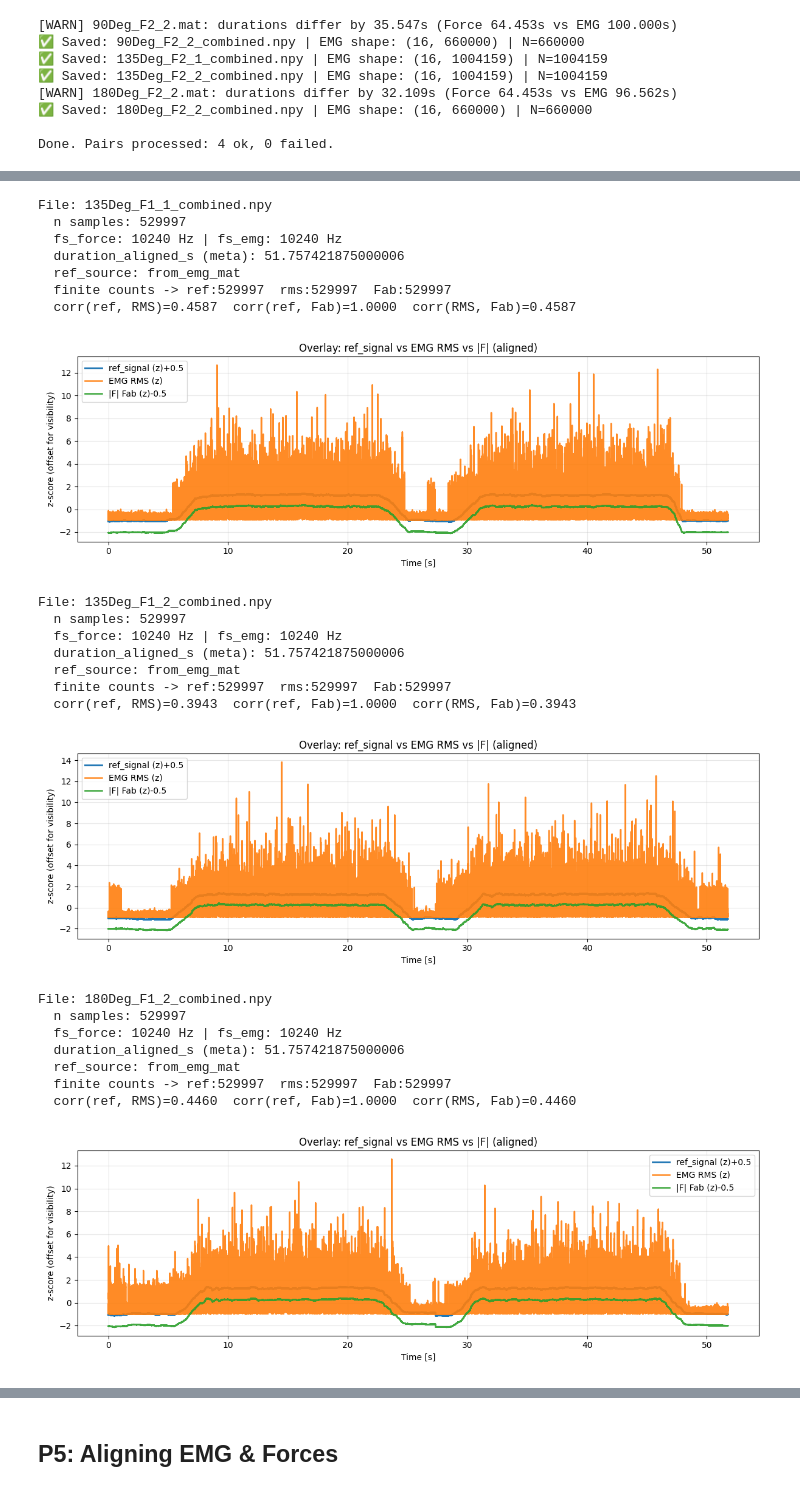
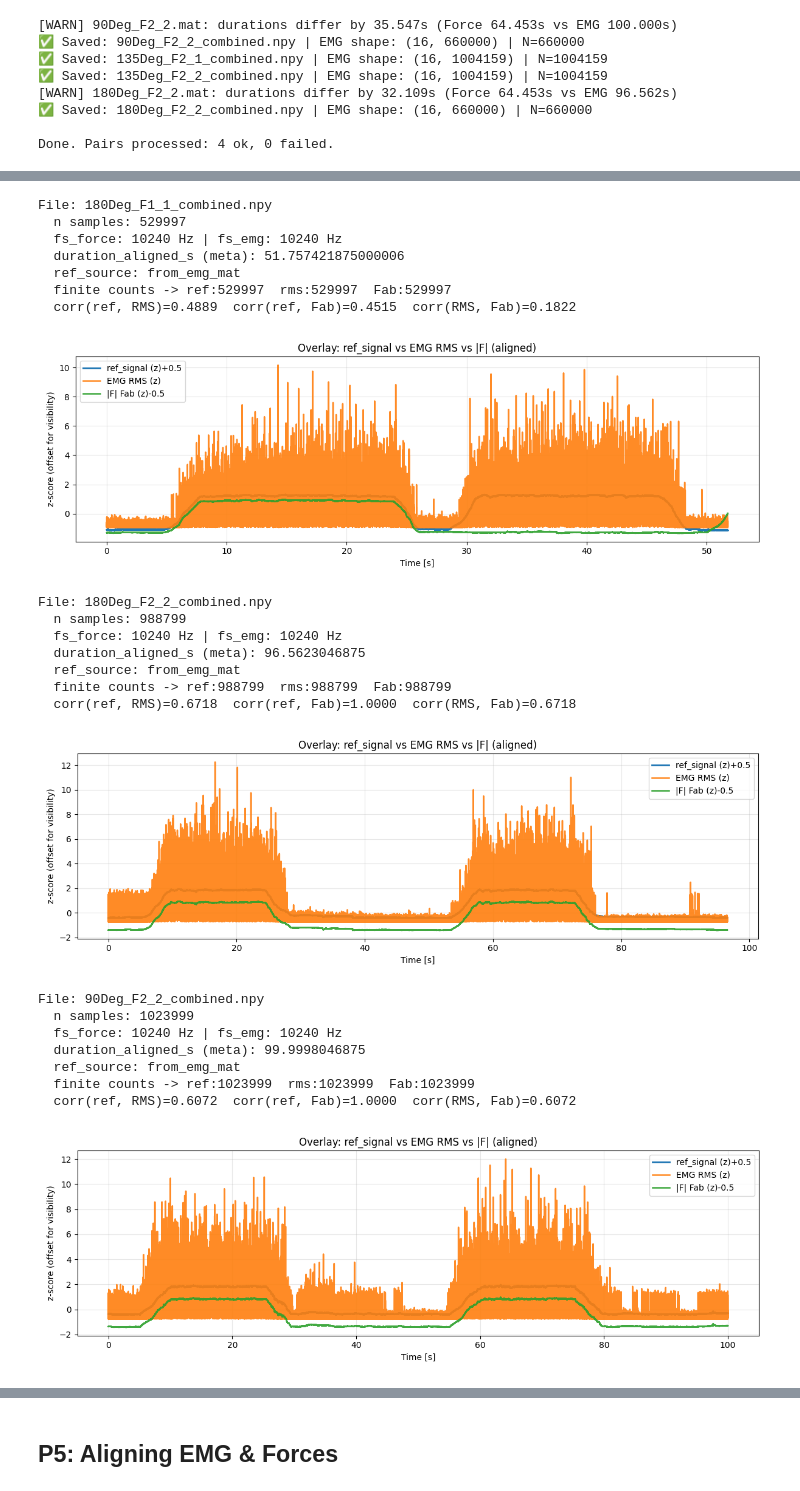
Before and after one commit to Jihagen/IntMS_EEG, a Jupyter notebook: data/preprocessing/forces.ipynb, the cells around one changed output, grey strips where cells are left out. Drawn from its saved outputs; the diff is of its cells as text; code cells hidden in the pictures.

```diff
--- a/data/preprocessing/forces.ipynb
+++ b/data/preprocessing/forces.ipynb
@@ -146,6 +251,6 @@ def plot_emg_from_mat(emg_mat):
 # %%
-force_mat = "/Users/juliahagen/IntMS_EEG/data/P3_forces_cut/180Deg_F1_2.mat"
-emg_mat   = "/Users/juliahagen/IntMS_EEG/data/P3/180Deg_F1_2.mat"
+force_mat = "/Users/juliahagen/IntMS_EEG/data/P3/180Deg_F1_1_noEMG.mat"
+emg_mat   = "/Users/juliahagen/IntMS_EEG/data/P3/180Deg_F1_1.mat"
 # %%
 plot_force_from_mat(force_mat)
 plot_emg_from_mat(emg_mat)
@@ -923,48 +2059,48 @@ def check_and_plot_combined(path, offset=0.5, show_offsets=False):
         plt.plot(t, rms_z,           label="EMG RMS (z)",             lw=1.8, alpha=0.9)
         plt.plot(t, fab_z - offset,  label=f"|F| Fab (z)-{offset}",   lw=1.8, alpha=0.9)
         plt.ylabel("z-score (offset for visibility)")
     else:
         plt.plot(t, ref_z, label="ref_signal (z)", lw=2.0)
         plt.plot(t, rms_z, label="EMG RMS (z)",    lw=1.8, alpha=0.9)
         plt.plot(t, fab_z, label="|F| Fab (z)",    lw=1.8, alpha=0.9)
         plt.ylabel("z-score")
 
     plt.xlabel("Time [s]")
     plt.title("Overlay: ref_signal vs EMG RMS vs |F| (aligned)")
     plt.legend()
     plt.grid(alpha=0.3)
     plt.tight_layout()
     plt.show()
 
 # ---------- How to use ----------
 # 1) Single file:
 # check_and_plot_combined("/Users/juliahagen/IntMS_EEG/data/preprocessing/180Deg_F1_2_combined.npy", show_offsets=True)
 
 # 2) Whole folder (plots each file):
-for f in sorted(glob.glob("/Users/juliahagen/IntMS_EEG/data/preprocessing/P3_combined/*_combined.npy")):
+for f in sorted(glob.glob("/Users/juliahagen/IntMS_EEG/data/preprocessing/*_combined.npy")):
     check_and_plot_combined(f, show_offsets=True)
 # %% [output]
-File: 135Deg_F1_1_combined.npy
+File: 180Deg_F1_1_combined.npy
   n samples: 529997
   fs_force: 10240 Hz | fs_emg: 10240 Hz
   duration_aligned_s (meta): 51.757421875000006
   ref_source: from_emg_mat
   finite counts -> ref:529997  rms:529997  Fab:529997
-  corr(ref, RMS)=0.4587  corr(ref, Fab)=1.0000  corr(RMS, Fab)=0.4587
+  corr(ref, RMS)=0.4889  corr(ref, Fab)=0.4515  corr(RMS, Fab)=0.1822
-[figure, old version]
+[figure, new version]
-File: 135Deg_F1_2_combined.npy
-  n samples: 529997
+File: 180Deg_F2_2_combined.npy
+  n samples: 988799
   fs_force: 10240 Hz | fs_emg: 10240 Hz
-  duration_aligned_s (meta): 51.757421875000006
+  duration_aligned_s (meta): 96.5623046875
   ref_source: from_emg_mat
-  finite counts -> ref:529997  rms:529997  Fab:529997
-  corr(ref, RMS)=0.3943  corr(ref, Fab)=1.0000  corr(RMS, Fab)=0.3943
+  finite counts -> ref:988799  rms:988799  Fab:988799
+  corr(ref, RMS)=0.6718  corr(ref, Fab)=1.0000  corr(RMS, Fab)=0.6718
-[figure, old version]
+[figure, new version]
-File: 180Deg_F1_2_combined.npy
-  n samples: 529997
+File: 90Deg_F2_2_combined.npy
+  n samples: 1023999
   fs_force: 10240 Hz | fs_emg: 10240 Hz
-  duration_aligned_s (meta): 51.757421875000006
+  duration_aligned_s (meta): 99.9998046875
   ref_source: from_emg_mat
-  finite counts -> ref:529997  rms:529997  Fab:529997
-  corr(ref, RMS)=0.4460  corr(ref, Fab)=1.0000  corr(RMS, Fab)=0.4460
+  finite counts -> ref:1023999  rms:1023999  Fab:1023999
+  corr(ref, RMS)=0.6072  corr(ref, Fab)=1.0000  corr(RMS, Fab)=0.6072
-[figure, old version]
+[figure, new version]
```
Also changed, not shown: parts of 20 cells of this notebook, 10 other files.
